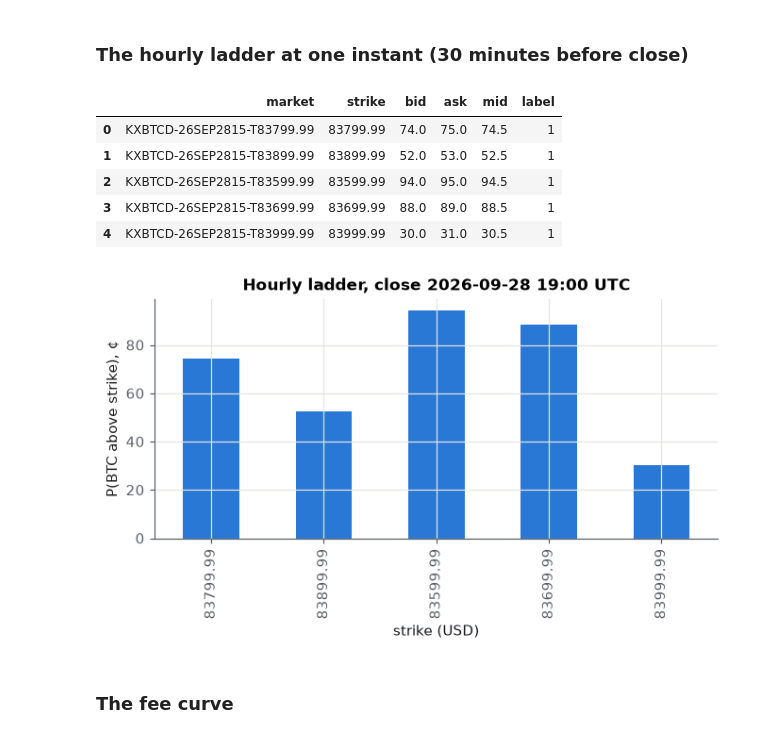
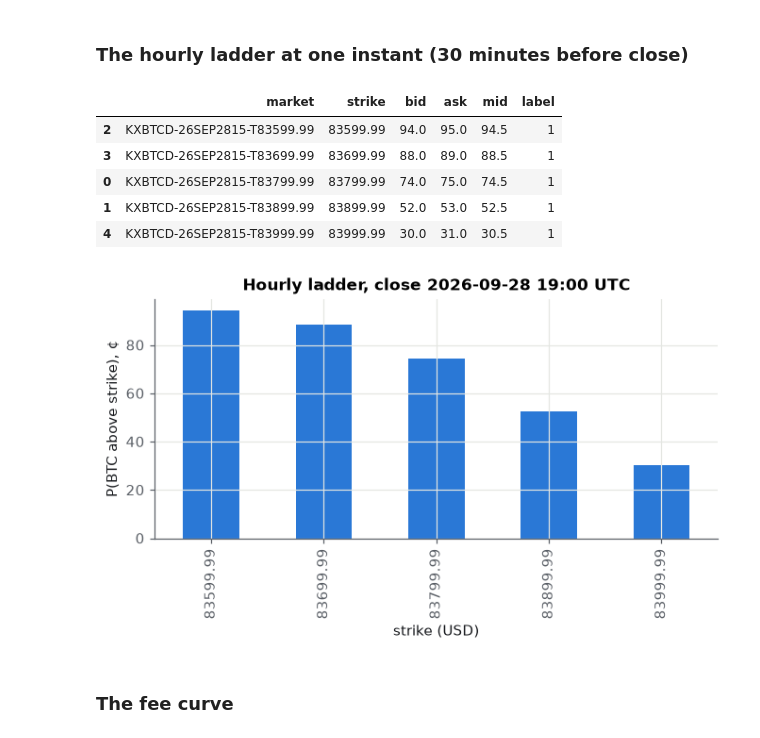
Before and after one commit to Cloblak/tab-trader, a Jupyter notebook: notebooks/01_kalshi_primer.ipynb, the cells around one changed output. Saved outputs shown, nothing was run; the diff lists cells and outputs as text; code cells hidden in the pictures.

```diff
--- a/notebooks/01_kalshi_primer.ipynb
+++ b/notebooks/01_kalshi_primer.ipynb
@@ -65,24 +65,24 @@ plt.tight_layout()
 # %%
 qh = pd.read_parquet(raw / "kxbtcd_quotes_10s.parquet")
 sh = pd.read_parquet(raw / "settlements_1h.parquet")
 ev = sh.close_time.value_counts().index[len(sh.close_time.unique()) // 2]
 legs = sh[sh.close_time == ev].sort_values("strike")
 t = ev - pd.Timedelta(minutes=30)
 snap = (qh[qh.market.isin(legs.market) & (qh.sec_end <= t) & (qh.quote_valid == 1)]
-        .sort_values("sec_end").groupby("market").tail(1).merge(legs, on="market"))
+        .sort_values("sec_end").groupby("market").tail(1).merge(legs, on="market").sort_values("strike"))
 snap["mid"] = (snap.bid + snap.ask) / 2
 ax = snap.plot.bar(x="strike", y="mid", color=plots.TABPFN, legend=False, figsize=(7, 3))
 ax.set_ylabel("P(BTC above strike), ¢"); ax.set_xlabel("strike (USD)")
 ax.set_title(f"Hourly ladder, close {ev:%Y-%m-%d %H:%M} UTC")
 snap[["market", "strike", "bid", "ask", "mid", "label"]]
 # %% [output]
 |  | market | strike | bid | ask | mid | label |
+| 2 | KXBTCD-26SEP2815-T83599.99 | 83599.99 | 94.0 | 95.0 | 94.5 | 1 |
+| 3 | KXBTCD-26SEP2815-T83699.99 | 83699.99 | 88.0 | 89.0 | 88.5 | 1 |
 | 0 | KXBTCD-26SEP2815-T83799.99 | 83799.99 | 74.0 | 75.0 | 74.5 | 1 |
 | 1 | KXBTCD-26SEP2815-T83899.99 | 83899.99 | 52.0 | 53.0 | 52.5 | 1 |
-| 2 | KXBTCD-26SEP2815-T83599.99 | 83599.99 | 94.0 | 95.0 | 94.5 | 1 |
-| 3 | KXBTCD-26SEP2815-T83699.99 | 83699.99 | 88.0 | 89.0 | 88.5 | 1 |
 | 4 | KXBTCD-26SEP2815-T83999.99 | 83999.99 | 30.0 | 31.0 | 30.5 | 1 |
-[figure, old version]
+[figure, new version]
 # %% [markdown]
 ### The fee curve
 # %%
```
Also changed, not shown: 21 other files.
